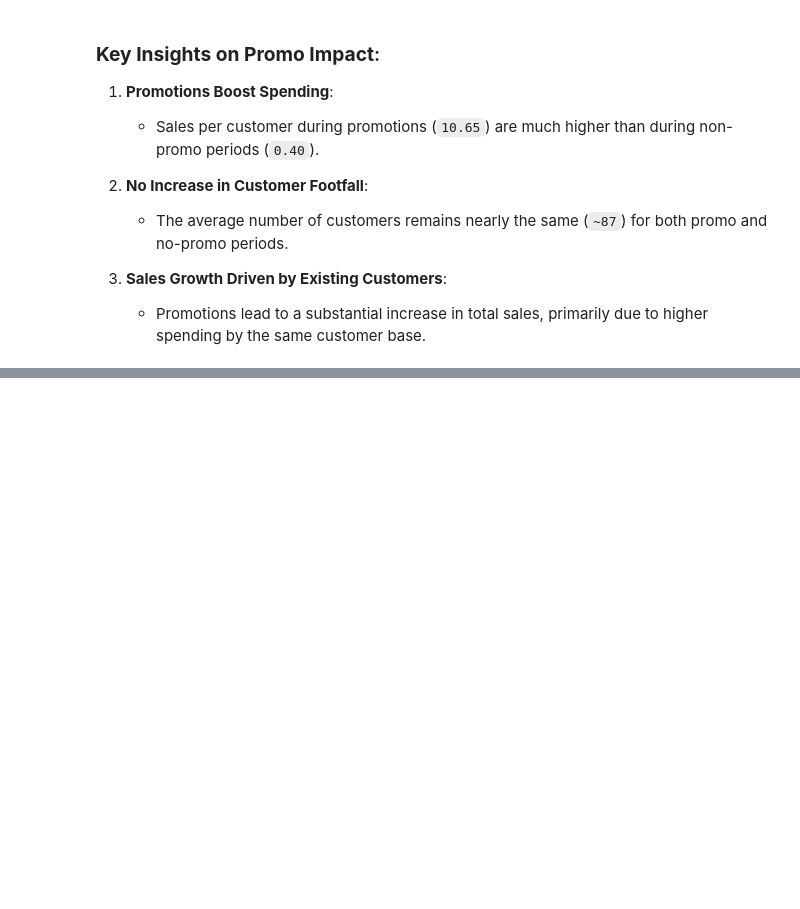
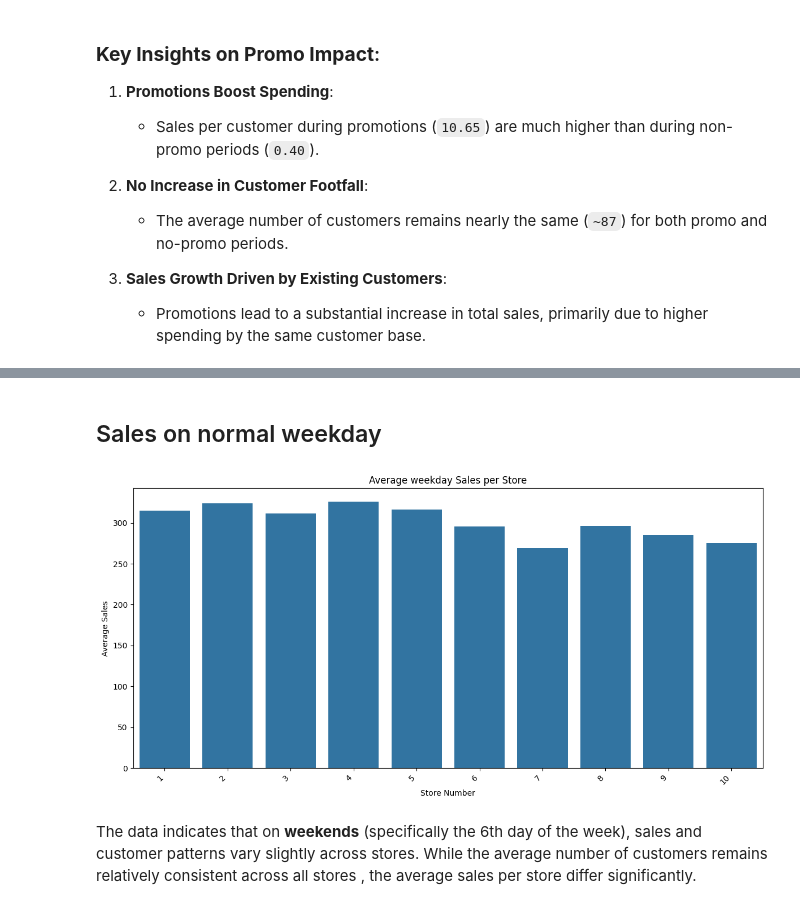
Before and after one commit to wendirad/weekFour, a Jupyter notebook: notebooks/task_1.ipynb, the cells around one changed output, grey strips where cells are left out. Cells and saved outputs as stored; diff of their text form; code cells hidden in the pictures; blank space fills up the shorter version.

```diff
--- a/notebooks/task_1.ipynb
+++ b/notebooks/task_1.ipynb
@@ -146,0 +196,9 @@ Passing `palette` without assigning `hue` is deprecated and will be removed in v
+# %%
+weekday_stores = weekday_stores.groupby(['Store']).agg(
+    avg_sales=('Sales', 'mean'),
+    total_sales=('Sales', 'sum'),
+    avg_customers=('Customers', 'mean'),
+    total_customers=('Customers', 'sum'),
+    dayOfweek = ('DayOfWeek', 'unique'),
+    sales_per_customer=('Sales', lambda x: x.sum() / weekend_data['Customers'].sum())
+).reset_index()
@@ -146,0 +239,15 @@ Passing `palette` without assigning `hue` is deprecated and will be removed in v
+# %% [markdown]
+## Sales on normal weekday
+# %%
+plt.figure(figsize=(12, 6))
+sns.barplot(x='Store', y='avg_sales', data=weekday_stores)
+plt.title('Average weekday Sales per Store')
+plt.xlabel('Store Number')
+plt.ylabel('Average Sales')
+plt.xticks(rotation=45, ha='right')  # Rotate x-axis labels for better readability
+plt.tight_layout()
+plt.show()
+# %% [output]
+[figure, added]
+# %% [markdown]
+The data indicates that on **weekends** (specifically the 6th day of the week), sales and customer patterns vary slightly across stores. While the average number of customers remains relatively consistent across all stores , the average sales per store differ significantly.
```
Also changed, not shown: parts of 9 cells of this notebook.
